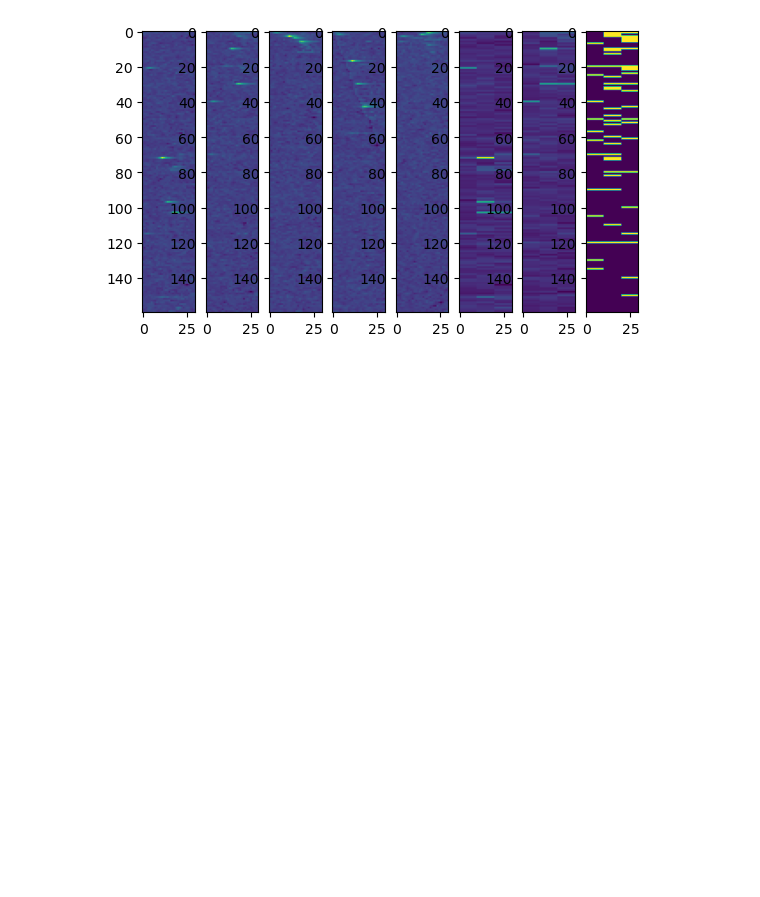
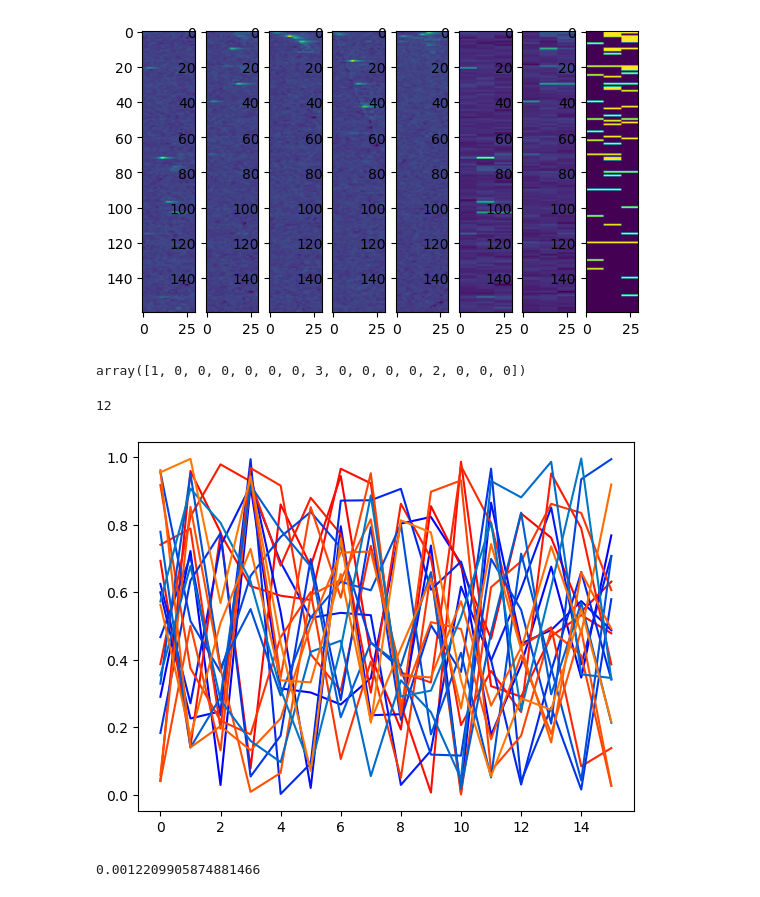
Before and after one commit to GreggHeller1/adult-spine-models, a Jupyter notebook: scripts/notebook.ipynb, the cells around one changed output. Saved outputs shown, nothing was run; the diff lists cells and outputs as text; code cells hidden in the pictures; blank space fills up the shorter version.

```diff
--- a/scripts/notebook.ipynb
+++ b/scripts/notebook.ipynb
@@ -489,0 +492,8 @@ type(fov) is int
+# %%
+np.roll(a, -(np.argmax(a)-7))
+# %% [output]
+array([1, 0, 0, 0, 0, 0, 0, 3, 0, 0, 0, 0, 2, 0, 0, 0])
+# %%
+-4%16
+# %% [output]
+12
@@ -489,0 +502,19 @@ type(fov) is int
+# %%
+num_cells = 20
+responsive_colors = [ plt.get_cmap('autumn')(x) for x in np.linspace(0, 1, num_cells)]
+unresponsive_colors = [ plt.get_cmap('winter')(x) for x in np.linspace(0, 1, num_cells)]
+#From here https://stackoverflow.com/questions/8931268/using-colormaps-to-set-color-of-line-in-matplotlib
+# %%
+responsive_count = 0
+unresponsive_count = 0
+for i in range(num_cells):
+    data = np.random.random(16)
+    if i%2:
+        color_val = responsive_colors[responsive_count]
+        responsive_count+=1
+    else:
+        color_val = unresponsive_colors[unresponsive_count]
+        unresponsive_count+=1
+    plt.plot(data, color=color_val)
+# %% [output]
+[figure, added]
@@ -489,0 +527,4 @@ type(fov) is int
+# %%
+print(p_value)
+# %% [output]
+0.0012209905874881466
```
Also changed, not shown: parts of 3 cells of this notebook, 6 other files.
